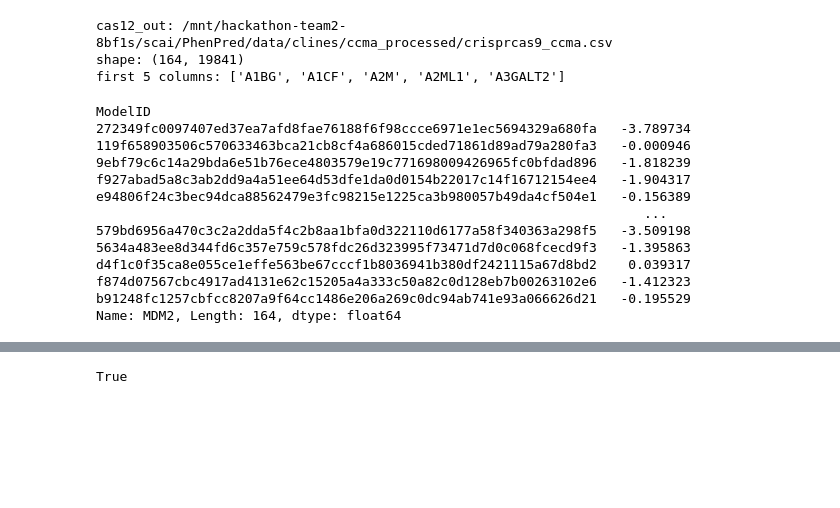
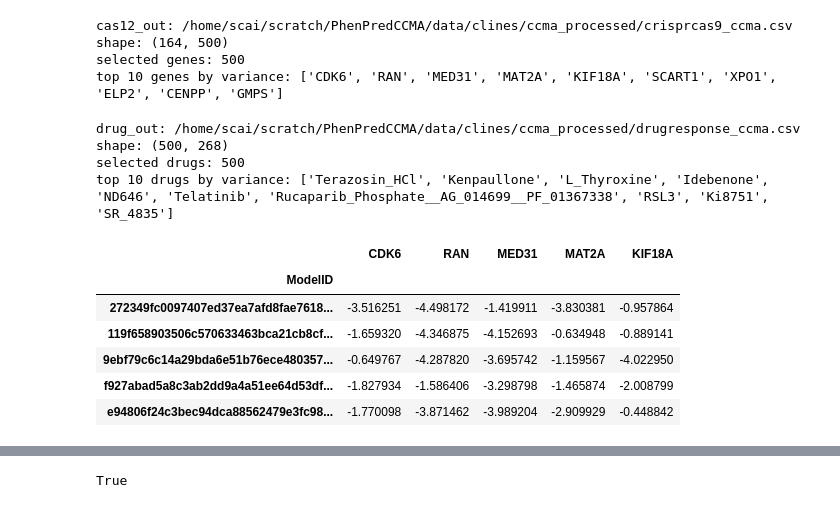
Before and after one commit to ZhaoxiangSimonCai/PhenPredCCMA, a Jupyter notebook: notebooks/preprocess_CCMA.ipynb, the cells around one changed output, grey strips where cells are left out. Saved outputs shown, nothing was run; the diff lists cells and outputs as text; code cells hidden in the pictures; blank space fills up the shorter version.

```diff
--- a/notebooks/preprocess_CCMA.ipynb
+++ b/notebooks/preprocess_CCMA.ipynb
@@ -114,37 +178,55 @@ def dedupe_index_by_mean(df):
 # %%
-# 1) cas12 -> PhenPred-like crisprcas9 matrix (samples x features)
+# 1) cas12 -> PhenPred-like crisprcas9 matrix (samples x features, top-variable subset)
 cas12_raw = pd.read_csv(CCMA_DIR / 'cas12.csv', low_memory=False)
 cas12 = cas12_raw.rename(columns={cas12_raw.columns[0]: 'ModelID'}).set_index('ModelID')
 cas12 = cas12.replace('NA', np.nan).apply(pd.to_numeric, errors='coerce')
 cas12.columns = [normalize_feature_name(c) for c in cas12.columns]
 cas12 = dedupe_columns_by_mean(cas12)
+cas12, cas12_var = select_top_variable_features(cas12, TOP_CRISPR_FEATURES)
 
 cas12_out = OUT_DIR / 'crisprcas9_ccma.csv'
 cas12.to_csv(cas12_out, index=True, index_label='ModelID')
 
 print('cas12_out:', cas12_out)
 print('shape:', cas12.shape)
-print('first 5 columns:', cas12.columns[:5].tolist())
+print('selected genes:', len(cas12.columns))
+print('top 10 genes by variance:', cas12_var.head(10).index.tolist())
 # %% [output]
-cas12_out: /mnt/hackathon-team2-8bf1s/scai/PhenPred/data/clines/ccma_processed/crisprcas9_ccma.csv
-shape: (164, 19841)
-first 5 columns: ['A1BG', 'A1CF', 'A2M', 'A2ML1', 'A3GALT2']
+cas12_out: /home/scai/scratch/PhenPredCCMA/data/clines/ccma_processed/crisprcas9_ccma.csv
+shape: (164, 500)
+selected genes: 500
+top 10 genes by variance: ['CDK6', 'RAN', 'MED31', 'MAT2A', 'KIF18A', 'SCART1', 'XPO1', 'ELP2', 'CENPP', 'GMPS']
+# %%
+# 2) drug -> PhenPred-like drugresponse matrix (features x samples, top-variable subset)
+drug_raw = pd.read_csv(CCMA_DIR / 'drug.csv', low_memory=False)
+drug = drug_raw.rename(columns={drug_raw.columns[0]: 'ModelID'}).set_index('ModelID')
+drug = drug.replace('NA', np.nan).apply(pd.to_numeric, errors='coerce')
+drug.columns = [normalize_drug_name(c) for c in drug.columns]
+drug = dedupe_columns_by_mean(drug)
+drug, drug_var = select_top_variable_features(drug, TOP_DRUG_FEATURES)
+
+drug_out = OUT_DIR / 'drugresponse_ccma.csv'
+drug.T.to_csv(drug_out, index=True, index_label='')
+
+print('drug_out:', drug_out)
+print('shape:', drug.T.shape)
+print('selected drugs:', len(drug.columns))
+print('top 10 drugs by variance:', drug_var.head(10).index.tolist())
+# %% [output]
+drug_out: /home/scai/scratch/PhenPredCCMA/data/clines/ccma_processed/drugresponse_ccma.csv
+shape: (500, 268)
+selected drugs: 500
+top 10 drugs by variance: ['Terazosin_HCl', 'Kenpaullone', 'L_Thyroxine', 'Idebenone', 'ND646', 'Telatinib', 'Rucaparib_Phosphate__AG_014699__PF_01367338', 'RSL3', 'Ki8751', 'SR_4835']
 # %%
 cas12 = pd.read_csv(OUT_DIR / 'crisprcas9_ccma.csv', index_col=0)
 # %%
-cas12['MDM2']
+cas12.iloc[:, :5].head()
 # %% [output]
-ModelID
-272349fc0097407ed37ea7afd8fae76188f6f98ccce6971e1ec5694329a680fa   -3.789734
-119f658903506c570633463bca21cb8cf4a686015cded71861d89ad79a280fa3   -0.000946
-9ebf79c6c14a29bda6e51b76ece4803579e19c771698009426965fc0bfdad896   -1.818239
-f927abad5a8c3ab2dd9a4a51ee64d53dfe1da0d0154b22017c14f16712154ee4   -1.904317
-e94806f24c3bec94dca88562479e3fc98215e1225ca3b980057b49da4cf504e1   -0.156389
-                                                                      ...
-579bd6956a470c3c2a2dda5f4c2b8aa1bfa0d322110d6177a58f340363a298f5   -3.509198
-5634a483ee8d344fd6c357e759c578fdc26d323995f73471d7d0c068fcecd9f3   -1.395863
-d4f1c0f35ca8e055ce1effe563be67cccf1b8036941b380df2421115a67d8bd2    0.039317
-f874d07567cbc4917ad4131e62c15205a4a333c50a82c0d128eb7b00263102e6   -1.412323
-b91248fc1257cbfcc8207a9f64cc1486e206a269c0dc94ab741e93a066626d21   -0.195529
-Name: MDM2, Length: 164, dtype: float64
+|  | CDK6 | RAN | MED31 | MAT2A | KIF18A |
+| ModelID |  |  |  |  |  |
+| 272349fc0097407ed37ea7afd8fae7618... | -3.516251 | -4.498172 | -1.419911 | -3.830381 | -0.957864 |
+| 119f658903506c570633463bca21cb8cf... | -1.659320 | -4.346875 | -4.152693 | -0.634948 | -0.889141 |
+| 9ebf79c6c14a29bda6e51b76ece480357... | -0.649767 | -4.287820 | -3.695742 | -1.159567 | -4.022950 |
+| f927abad5a8c3ab2dd9a4a51ee64d53df... | -1.827934 | -1.586406 | -3.298798 | -1.465874 | -2.008799 |
+| e94806f24c3bec94dca88562479e3fc98... | -1.770098 | -3.871462 | -3.989204 | -2.909929 | -0.448842 |
 # %%
```
Also changed, not shown: parts of 15 cells of this notebook, 10 other files.
